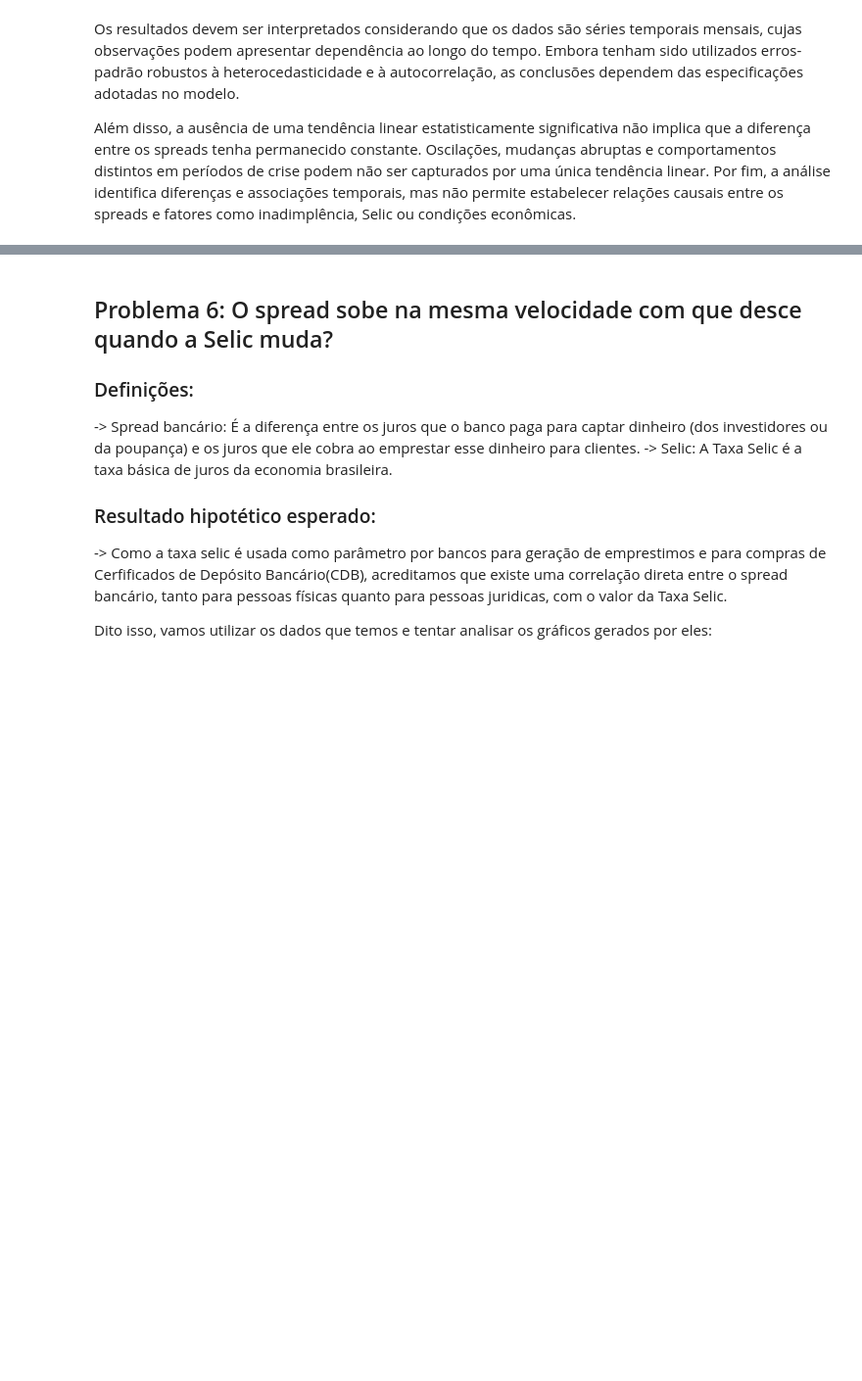
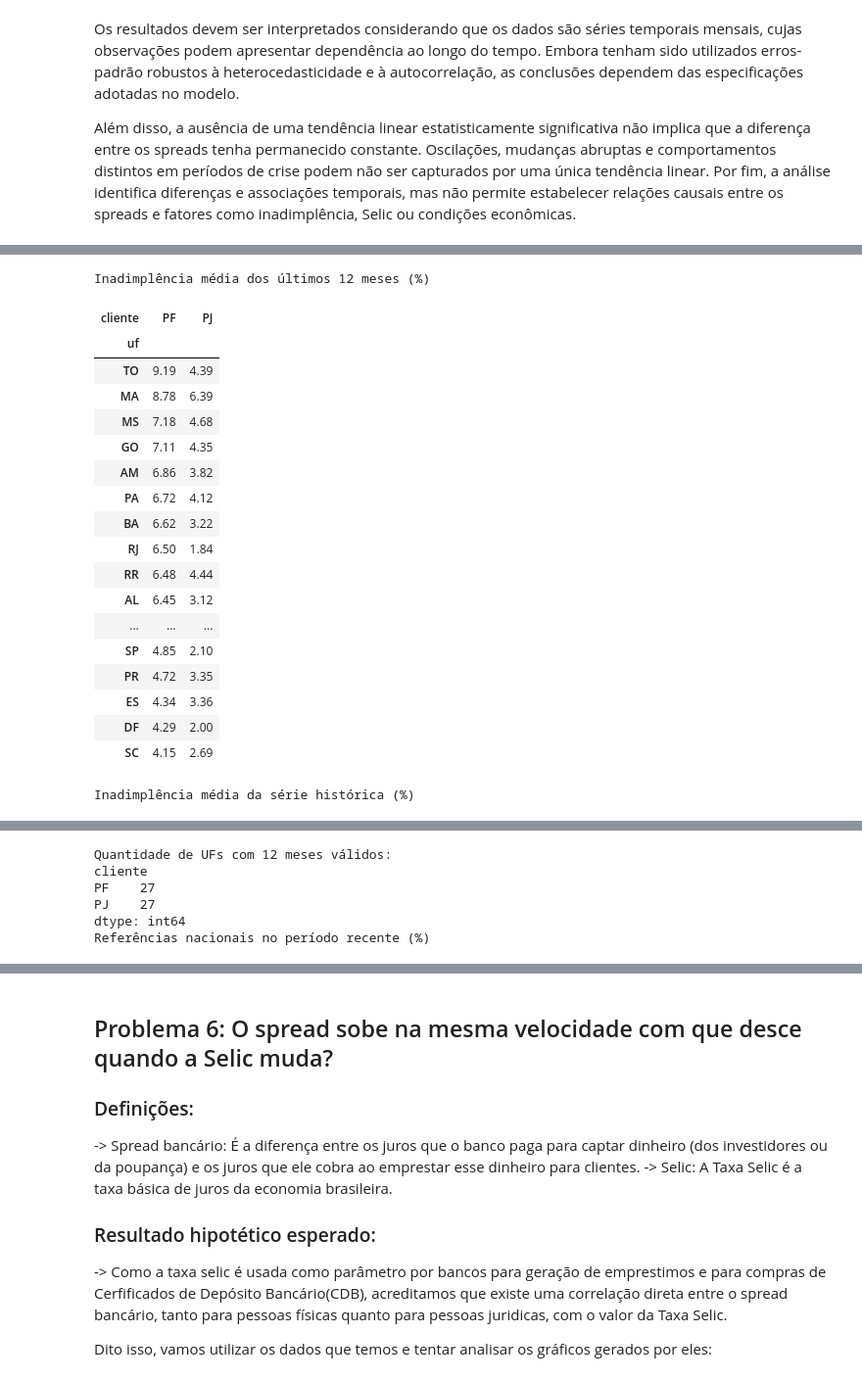
Before and after one commit to JoaoVitor2108/Projeto-AEDV, a Jupyter notebook: analise.ipynb, the cells around one changed output, grey strips where cells are left out. Shown at 98% size. Saved outputs shown, nothing was run; the diff lists cells and outputs as text; code cells hidden in the pictures; blank space fills up the shorter version.

```diff
--- a/analise.ipynb
+++ b/analise.ipynb
@@ -1437,0 +1485,74 @@ Além disso, a ausência de uma tendência linear estatisticamente significativa
+# %%
+q4_recente = q4[q4["mes"].isin(meses_q4)].copy()
+
+taxas_recentes = (
+    q4_recente.groupby(["uf", "cliente"])["taxa"]
+    .agg(["mean", "count"])
+)
+
+# Uma UF precisa ter 12 taxas mensais válidas para entrar na comparação recente.
+taxas_recentes["mean"] = taxas_recentes["mean"].where(taxas_recentes["count"] == 12)
+
+taxa_uf_q4 = (
+    taxas_recentes["mean"].unstack("cliente")
+    .reindex(index=ufs_q4, columns=["PF", "PJ"])
+)
+
+taxa_historica_q4 = (
+    q4.groupby(["uf", "cliente"])["taxa"].mean()
+    .unstack("cliente").reindex(index=ufs_q4, columns=["PF", "PJ"])
+)
+
+print("Inadimplência média dos últimos 12 meses (%)")
+display(taxa_uf_q4.sort_values("PF", ascending=False).round(2))
+
+print("Inadimplência média da série histórica (%)")
+display(taxa_historica_q4.round(2))
+
+print("Quantidade de UFs com 12 meses válidos:")
+print(taxa_uf_q4.count())
+
+# Referência nacional: agregamos as carteiras, e não as taxas dos estados.
+nacional_q4 = (
+    q4.groupby(["mes", "cliente"])[["carteira_ativa", "carteira_inadimplencia"]]
+    .sum(min_count=1)
+)
+nacional_q4["taxa"] = (
+    nacional_q4["carteira_inadimplencia"]
+    .div(nacional_q4["carteira_ativa"].replace(0, np.nan)).mul(100)
+)
+nacional_recente_q4 = (
+    nacional_q4["taxa"].unstack("cliente").reindex(meses_q4).mean()
+)
+
+# As séries SGS nacionais foram carregadas no Bloco 1.
+referencia_q4 = pd.DataFrame({"SCR.data": nacional_recente_q4})
+if "inad_pf" in globals() and "inad_pj" in globals():
+    for cliente_q4, serie_q4 in [("PF", inad_pf), ("PJ", inad_pj)]:
+        datas_q4 = pd.to_datetime(serie_q4["data"], dayfirst=True)
+        valores_q4 = serie_q4.loc[datas_q4.isin(meses_q4), "valor"]
+        referencia_q4.loc[cliente_q4, "SGS"] = valores_q4.mean()
+
+print("Referências nacionais no período recente (%)")
+display(referencia_q4.round(2))
+# %% [output]
+Inadimplência média dos últimos 12 meses (%)
+| cliente | PF | PJ |
+| uf |  |  |
+| TO | 9.19 | 4.39 |
+| MA | 8.78 | 6.39 |
+| MS | 7.18 | 4.68 |
+| GO | 7.11 | 4.35 |
+| AM | 6.86 | 3.82 |
+| PA | 6.72 | 4.12 |
+| BA | 6.62 | 3.22 |
+| RJ | 6.50 | 1.84 |
+| RR | 6.48 | 4.44 |
+| AL | 6.45 | 3.12 |
+| ... | ... | ... |
+| SP | 4.85 | 2.10 |
+| PR | 4.72 | 3.35 |
+| ES | 4.34 | 3.36 |
+| DF | 4.29 | 2.00 |
+| SC | 4.15 | 2.69 |
+Inadimplência média da série histórica (%)
@@ -1437,0 +1577,6 @@ Além disso, a ausência de uma tendência linear estatisticamente significativa
+Quantidade de UFs com 12 meses válidos:
+cliente
+PF    27
+PJ    27
+dtype: int64
+Referências nacionais no período recente (%)
```
Also changed, not shown: parts of 27 cells of this notebook.
